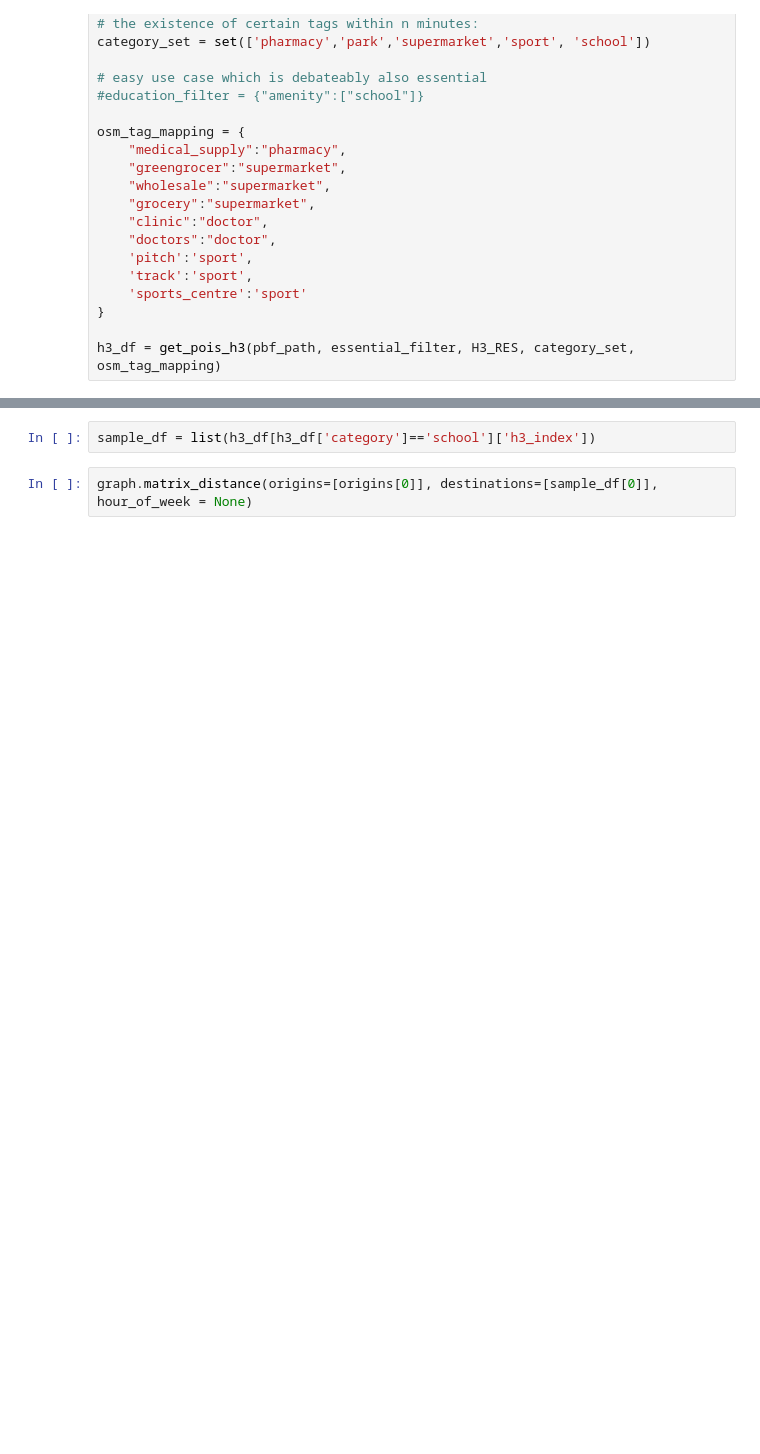
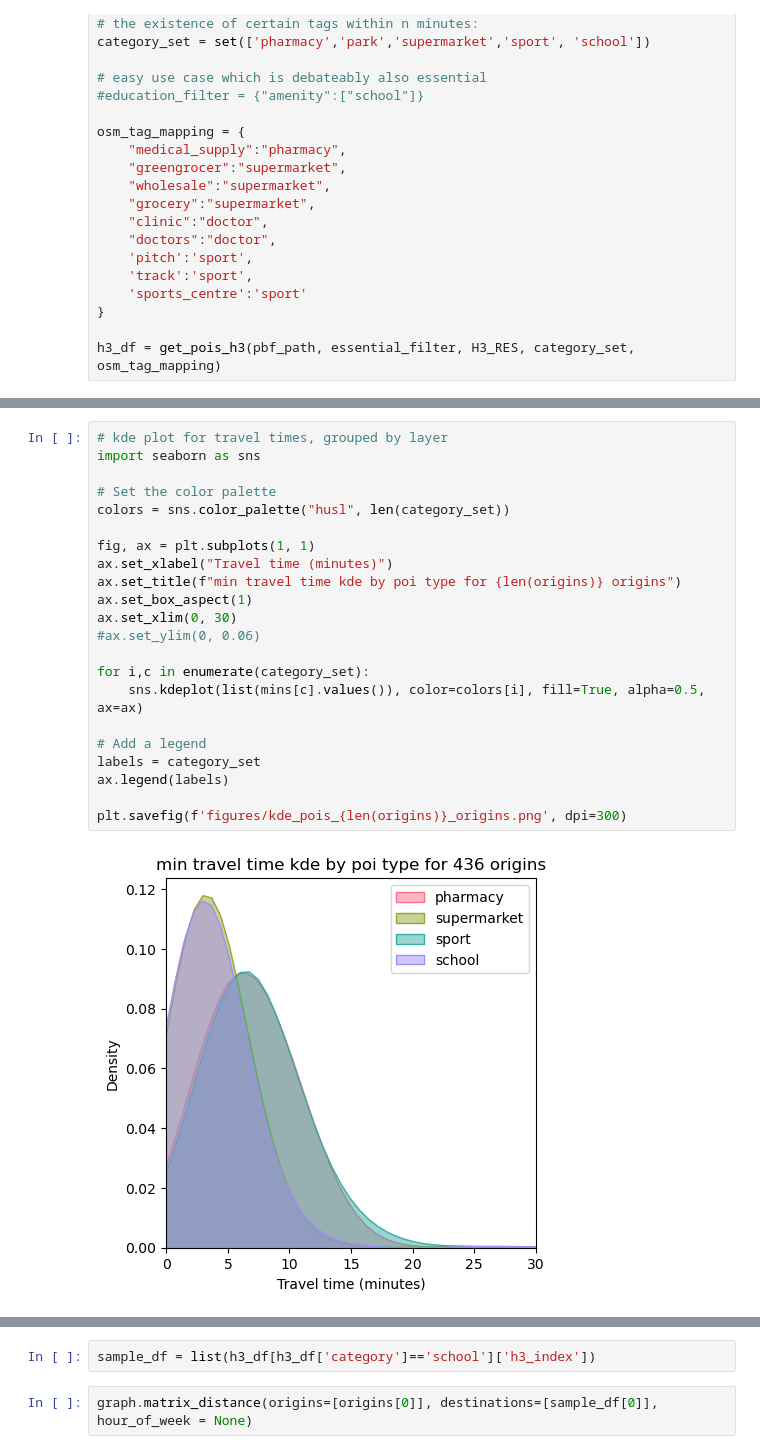
Before and after one commit to hextransit/n-minute-city, a Jupyter notebook: python/poi_routing.ipynb, the cells around one changed output, grey strips where cells are left out. Cells and saved outputs as stored; diff of their text form; blank space fills up the shorter version.

```diff
--- a/python/poi_routing.ipynb
+++ b/python/poi_routing.ipynb
@@ -176,0 +194,24 @@ matrix distance computed for 8 origins - got 7 results
+# %%
+# kde plot for travel times, grouped by layer
+import seaborn as sns
+
+# Set the color palette
+colors = sns.color_palette("husl", len(category_set))
+
+fig, ax = plt.subplots(1, 1)
+ax.set_xlabel("Travel time (minutes)")
+ax.set_title(f"min travel time kde by poi type for {len(origins)} origins")
+ax.set_box_aspect(1)
+ax.set_xlim(0, 30)
+#ax.set_ylim(0, 0.06)
+
+for i,c in enumerate(category_set):
+    sns.kdeplot(list(mins[c].values()), color=colors[i], fill=True, alpha=0.5, ax=ax)
+
+# Add a legend
+labels = category_set
+ax.legend(labels)
+
+plt.savefig(f'figures/kde_pois_{len(origins)}_origins.png', dpi=300)
+# %% [output]
+[figure, added]
```
Also changed, not shown: parts of 18 cells of this notebook.
